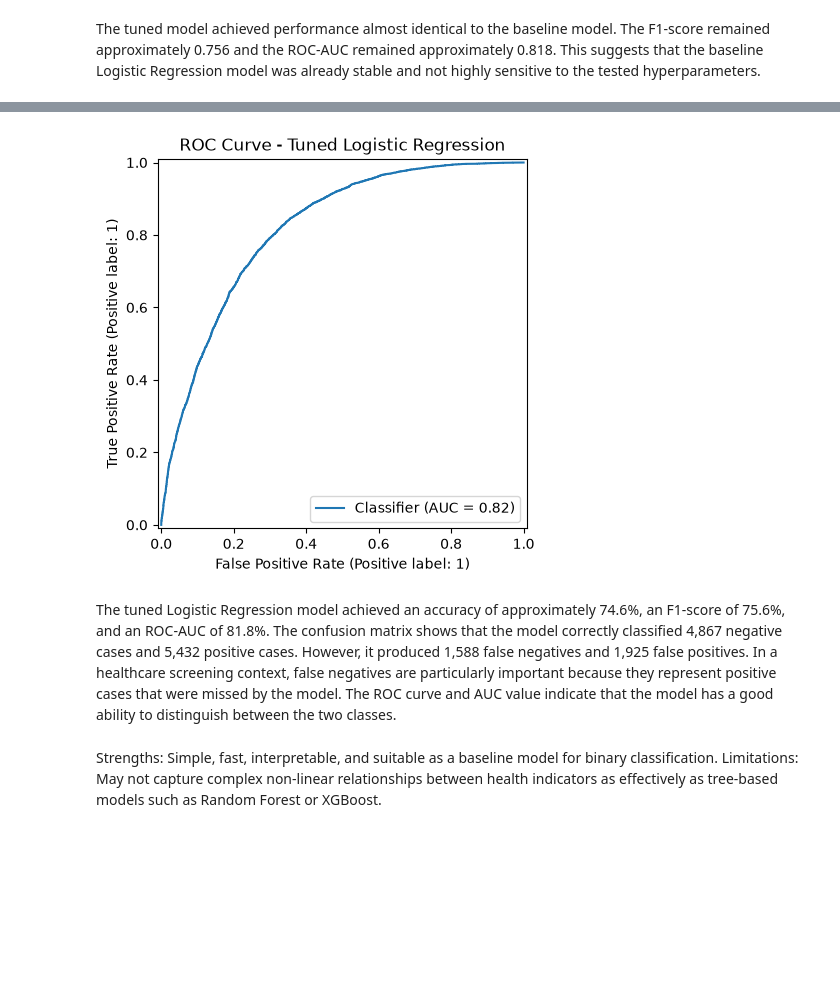
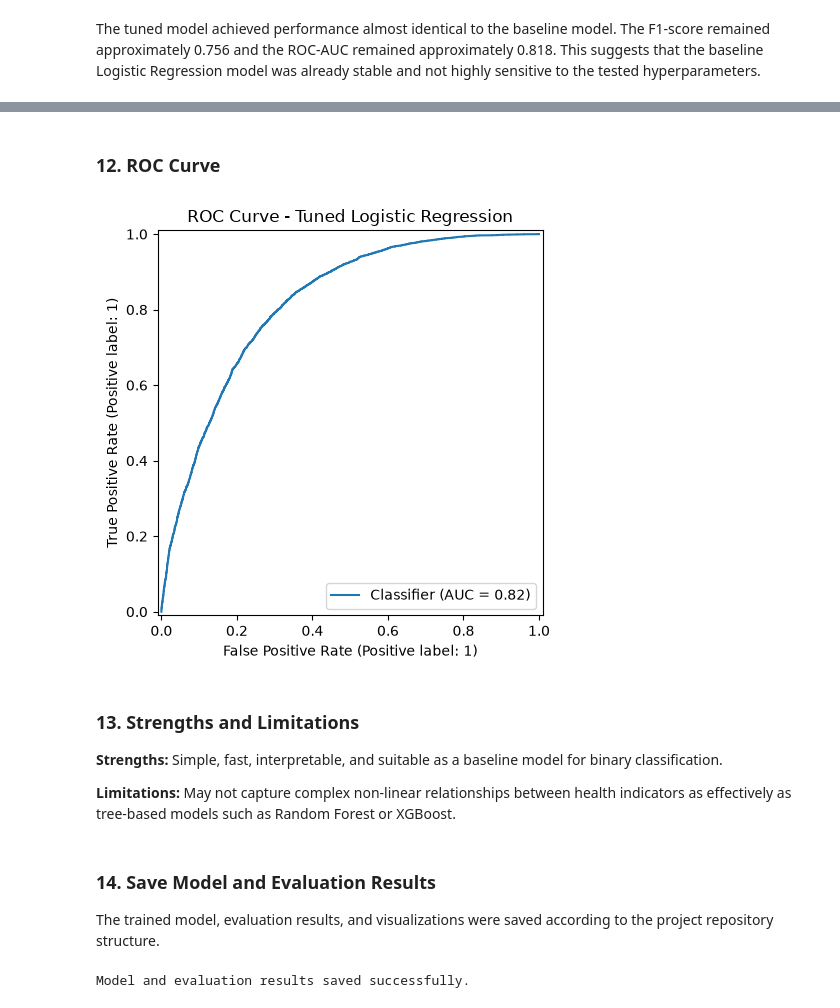
Before and after one commit to DeemaAlhudaithi/SW485-Project-Group3, a Jupyter notebook: Supervised_Learning/Phase1_Logistic_Regression.ipynb, the cells around one changed output, grey strips where cells are left out. Saved outputs shown, nothing was run; the diff lists cells and outputs as text; code cells hidden in the pictures; blank space fills up the shorter version.

Commit message:
Complete Logistic Regression model and evaluation

```diff
--- a/Supervised_Learning/Phase1_Logistic_Regression.ipynb
+++ b/Supervised_Learning/Phase1_Logistic_Regression.ipynb
@@ -178,17 +411,50 @@ plt.show()
+# %% [markdown]
+### 12. ROC Curve
 # %%
 from sklearn.metrics import RocCurveDisplay
 
 RocCurveDisplay.from_predictions(
     y_test,
     y_prob_tuned
 )
 
 plt.title("ROC Curve - Tuned Logistic Regression")
+plt.tight_layout()
+
+# Save the ROC curve plot
+plt.savefig(
+    "plots/logistic_regression_roc_curve.png",
+    dpi=300,
+    bbox_inches="tight"
+)
+
 plt.show()
 # %% [output]
-[figure, old version]
+[figure, new version]
-# %% [markdown]
-The tuned Logistic Regression model achieved an accuracy of approximately 74.6%, an F1-score of 75.6%, and an ROC-AUC of 81.8%. The confusion matrix shows that the model correctly classified 4,867 negative cases and 5,432 positive cases. However, it produced 1,588 false negatives and 1,925 false positives. In a healthcare screening context, false negatives are particularly important because they represent positive cases that were missed by the model. The ROC curve and AUC value indicate that the model has a good ability to distinguish between the two classes.
 # %% [markdown]
-Strengths: Simple, fast, interpretable, and suitable as a baseline model for binary classification.
-Limitations: May not capture complex non-linear relationships between health indicators as effectively as tree-based models such as Random Forest or XGBoost.
+### 13. Strengths and Limitations
+
+**Strengths:** Simple, fast, interpretable, and suitable as a baseline model for binary classification.
+
+**Limitations:** May not capture complex non-linear relationships between health indicators as effectively as tree-based models such as Random Forest or XGBoost.
+# %% [markdown]
+### 14. Save Model and Evaluation Results
+The trained model, evaluation results, and visualizations were saved according to the project repository structure.
+# %%
+import joblib
+
+# Save the tuned Logistic Regression model
+joblib.dump(
+    best_model,
+    "models/logistic_regression_model.pkl"
+)
+
+# Save baseline vs tuned comparison
+comparison.to_csv(
+    "evaluation_results/logistic_regression_comparison.csv",
+    index=False
+)
+
+print("Model and evaluation results saved successfully.")
+# %% [output]
+Model and evaluation results saved successfully.
```
Also changed, not shown: parts of 27 cells of this notebook, 5 other files.
